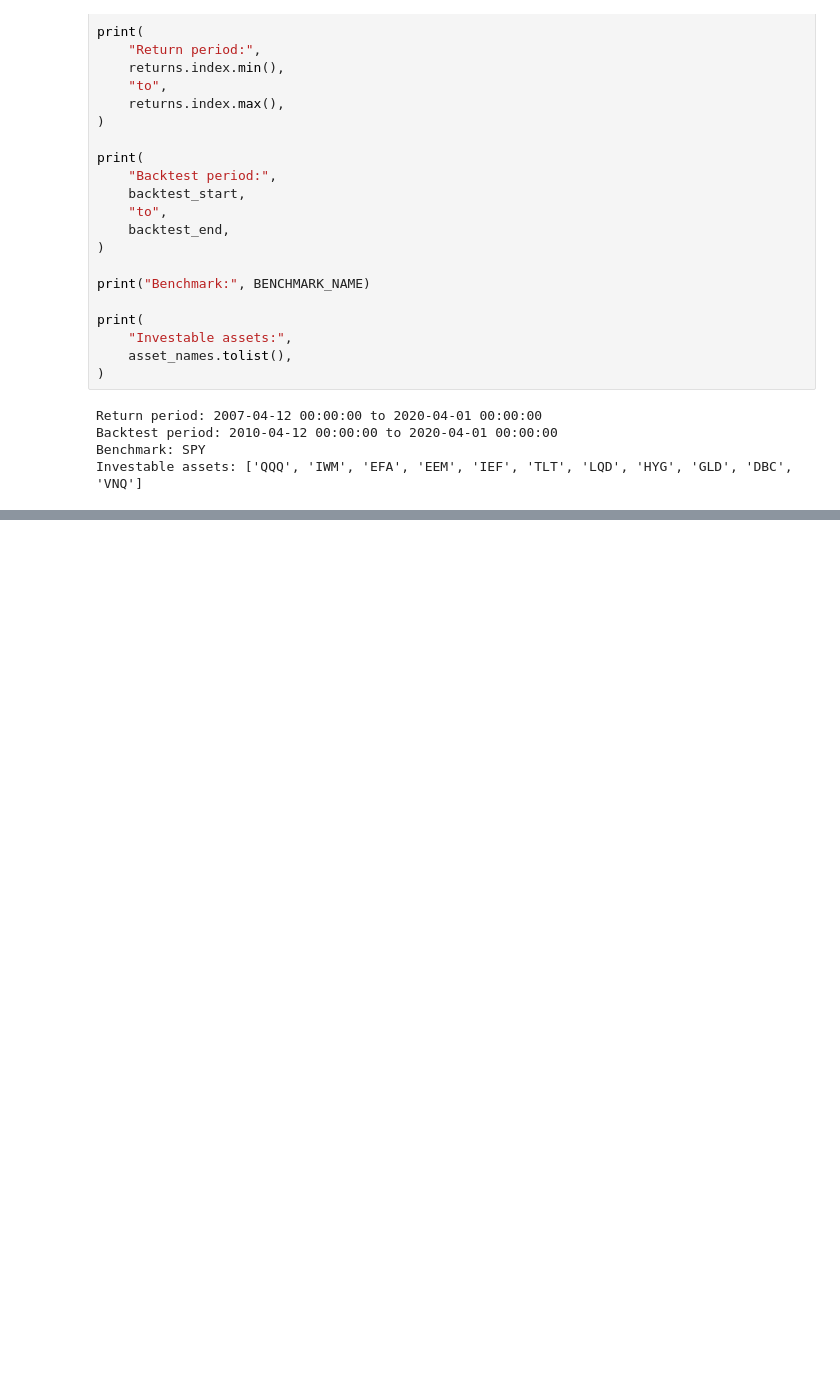
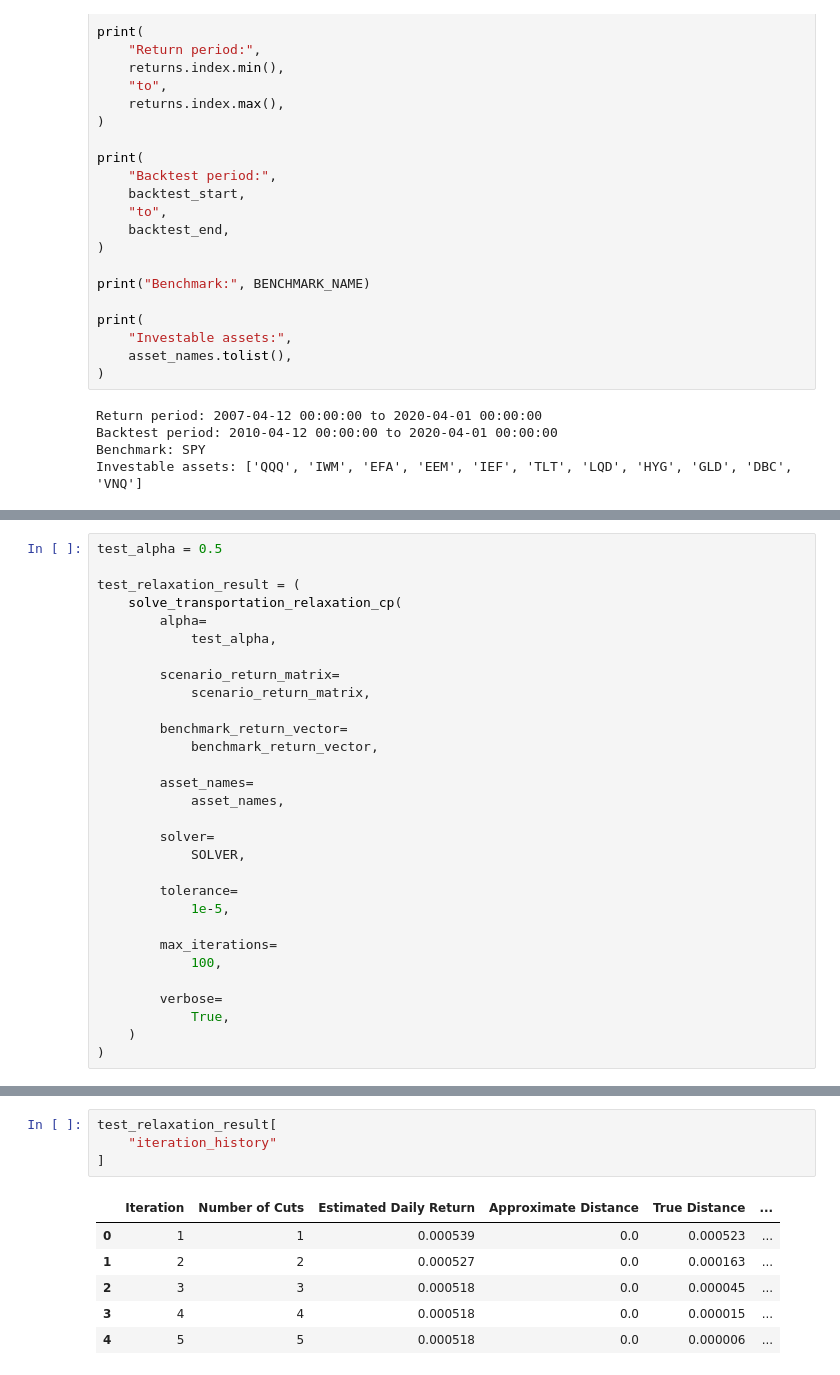
Before and after one commit to HoshizoraR0905/Portfolio_Optimization, a Jupyter notebook: notebooks/08_relaxed_stochastic_dominance.ipynb, the cells around one changed output, grey strips where cells are left out. Saved outputs shown, nothing was run; the diff lists cells and outputs as text; blank space fills up the shorter version.

```diff
--- a/notebooks/08_relaxed_stochastic_dominance.ipynb
+++ b/notebooks/08_relaxed_stochastic_dominance.ipynb
@@ -169,0 +1088,30 @@ Investable assets: ['QQQ', 'IWM', 'EFA', 'EEM', 'IEF', 'TLT', 'LQD', 'HYG', 'GLD
+# %%
+test_alpha = 0.5
+
+test_relaxation_result = (
+    solve_transportation_relaxation_cp(
+        alpha=
+            test_alpha,
+
+        scenario_return_matrix=
+            scenario_return_matrix,
+
+        benchmark_return_vector=
+            benchmark_return_vector,
+
+        asset_names=
+            asset_names,
+
+        solver=
+            SOLVER,
+
+        tolerance=
+            1e-5,
+
+        max_iterations=
+            100,
+
+        verbose=
+            True,
+    )
+)
@@ -169,0 +1192,11 @@ Investable assets: ['QQQ', 'IWM', 'EFA', 'EEM', 'IEF', 'TLT', 'LQD', 'HYG', 'GLD
+# %%
+test_relaxation_result[
+    "iteration_history"
+]
+# %% [output]
+|  | Iteration | Number of Cuts | Estimated Daily Return | Approximate Distance | True Distance | ... |
+| 0 | 1 | 1 | 0.000539 | 0.0 | 0.000523 | ... |
+| 1 | 2 | 2 | 0.000527 | 0.0 | 0.000163 | ... |
+| 2 | 3 | 3 | 0.000518 | 0.0 | 0.000045 | ... |
+| 3 | 4 | 4 | 0.000518 | 0.0 | 0.000015 | ... |
+| 4 | 5 | 5 | 0.000518 | 0.0 | 0.000006 | ... |
```
Also changed, not shown: parts of 37 cells of this notebook, 4 other files.
